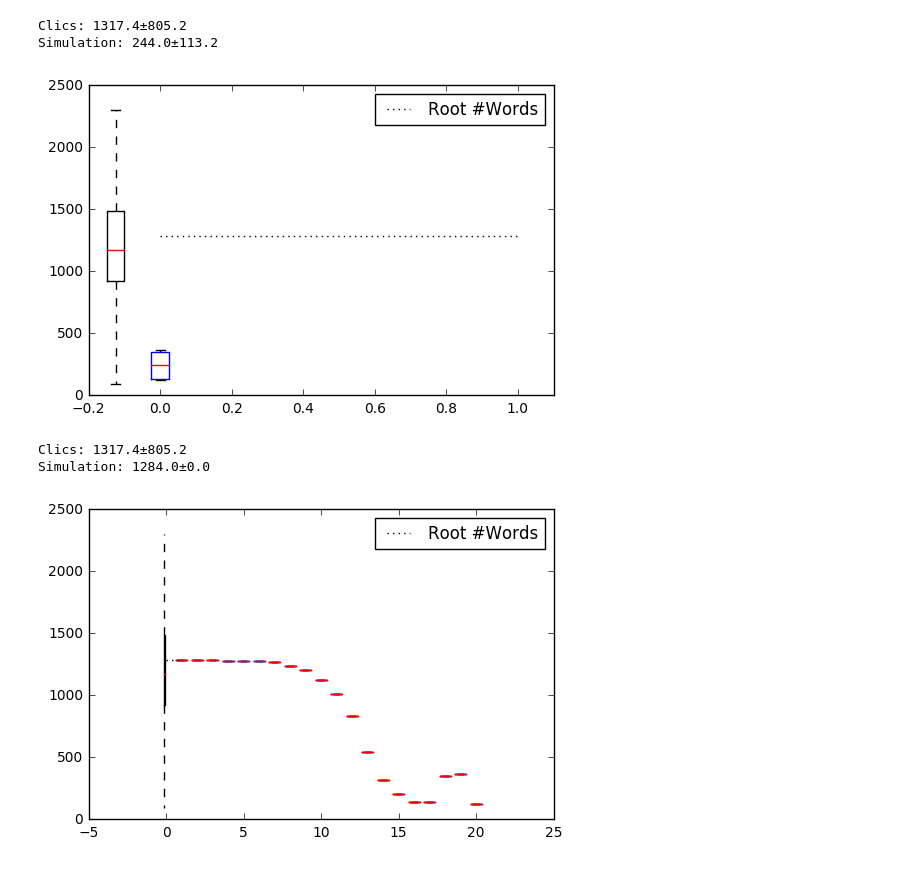
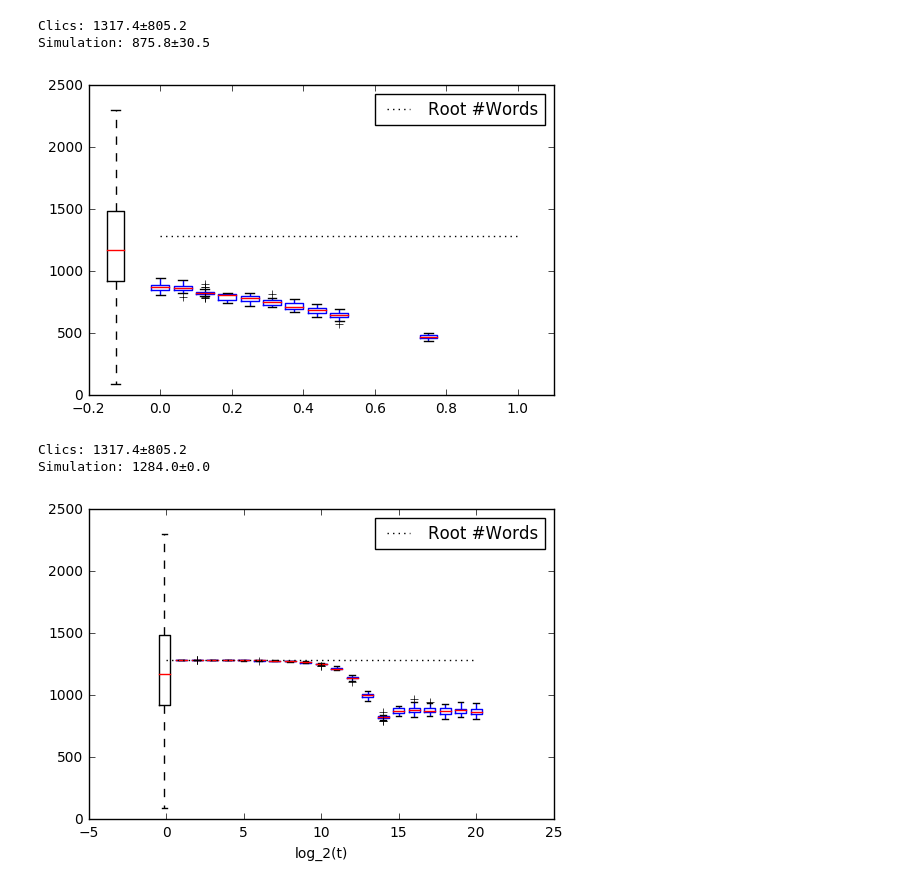
Before and after one commit to Anaphory/simuling, a Jupyter notebook: evaluation/PlotBasicStats.ipynb, the cells around one changed output. Drawn from its saved outputs; the diff is of its cells as text; code cells hidden in the pictures.

```diff
--- a/evaluation/PlotBasicStats.ipynb
+++ b/evaluation/PlotBasicStats.ipynb
@@ -42,7 +42,7 @@ for language, words in clics_words.groupby("LanguageId"):
     clics_semantic_width.append(semantic_width(words, "ClicsValue"))
     clics_synonymity.append(semantic_width(words, "ConcepticonGloss"))
 # %%
-path = "../tlb"
+path = "../"
 steady_state = "Q"
 # %%
 import os
@@ -77,40 +77,40 @@ print("Clics: {:0.1f}±{:0.1f}".format(
 print("Simulation: {:0.1f}±{:0.1f}".format(numpy.mean(n[0]), numpy.std(n[0])))
 # %% [output]
 Clics: 1317.4±805.2
-Simulation: 244.0±113.2
+Simulation: 875.8±30.5
-[figure, old version]
+[figure, new version]
 # %%
 import os
 n = {}
 for file in os.listdir(path):
     parts = file.split("-")
     if len(parts) == 5:
         p = float(parts[3])
         if p != 0:
             continue
         all_data = pandas.read_csv(
             os.path.join(path, file),
             sep="\t",
             na_values=[""],
             keep_default_na=False,
             encoding='utf-8')
 
         for language_id, language_data in all_data.groupby("Language_ID"):
             n.setdefault(ord(language_id)-64, []).append(vocabulary_size(language_data))
-plt.boxplot([clics_vocabulary], positions=[-0.125], widths=0.05,
+plt.boxplot([clics_vocabulary], positions=[-0.125], widths=0.7,
             sym='', boxprops={"color": "k"}, whiskerprops={"color": "k"},
             manage_xticks=False)
 
 plt.boxplot(list(n.values()), positions=list(n.keys()), widths=0.7, manage_xticks=False)
 
-plt.plot([0, 1], [1284, 1284], 'k:', label="Root #Words")
+plt.plot([0, 20], [1284, 1284], 'k:', label="Root #Words")
 
 plt.legend()
-
+plt.xlabel("log_2(t)")
 print("Clics: {:0.1f}±{:0.1f}".format(
     numpy.mean(clics_vocabulary), numpy.std(clics_vocabulary)))
 print("Simulation: {:0.1f}±{:0.1f}".format(numpy.mean(n[1]), numpy.std(n[1])))
 # %% [output]
 Clics: 1317.4±805.2
 Simulation: 1284.0±0.0
-[figure, old version]
+[figure, new version]
```
Also changed, not shown: parts of 2 cells of this notebook.
